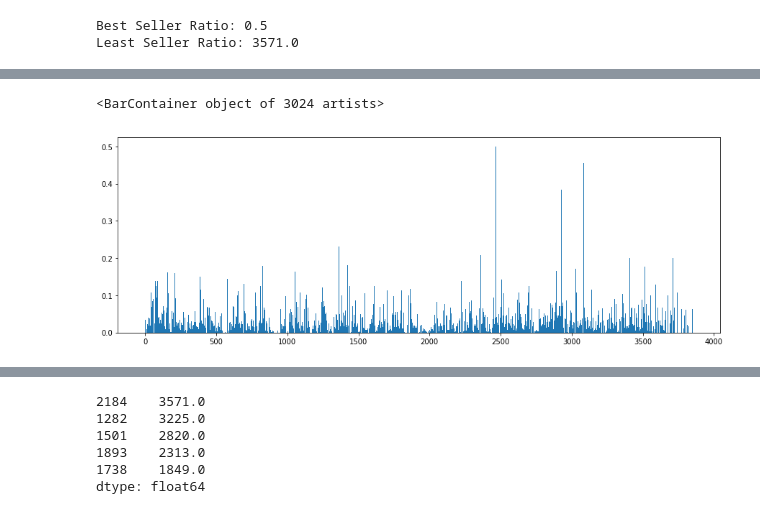
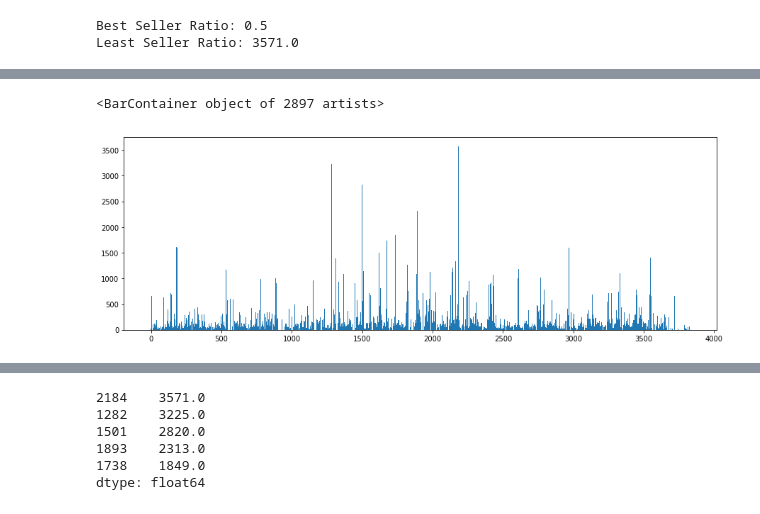
Before and after one commit to smortezahashemi/Ezako, a Jupyter notebook: temp.ipynb, the cells around one changed output, grey strips where cells are left out. Drawn from its saved outputs; the diff is of its cells as text; code cells hidden in the pictures.

```diff
--- a/temp.ipynb
+++ b/temp.ipynb
@@ -67,7 +69,3 @@ cart_flatten.head()
 | 2018-01-01 11:56:16.242 | 3e87edf753a9f1a1 | 2790 | 199.95 |
 | 2018-01-01 13:26:38.703 | bd750602eac31a94 | 157 | 11.20 |
 | 2018-01-01 13:40:24.978 | 3e083e3a130b21b2 | 647 | 17.85 |
-# %%
-#------Convert the product_ids to int
-cart_flatten['product_ids'] = cart_flatten['product_ids'].astype('int')
-cart_flatten.info()
@@ -132,7 +96,8 @@ groupedCart = cart_flatten.groupby('product_ids')
 # %%
 numOfViewsPerProd = groupedView.count()['customer_id']
 numOfPurchasesPerProd = groupedCart.count()['customer_id']
-numOfPurchasesPerProd.head()
-numOfViewsPerProd.head()
+numOfViewsPerProdSorted = numOfViewsPerProd.sort_values(ascending=False)
+numOfPurchasesPerProdSorted = numOfPurchasesPerProd.sort_values(ascending=False)
+numOfViewsPerProdSorted.head()
 # %% [output]
 product_id
@@ -196,8 +162,8 @@ numOfPurchasesPerProd[~numOfPurchasesPerProd.index.isin(indRemove)].count()
 # %% [output]
 1883
 # %%
-normalizedViews = numOfViewsPerProd[-(numOfViewsPerProd<10)]
-normalizedPurchases = numOfPurchasesPerProd[~numOfPurchasesPerProd.index.isin(indRemove)]
+normalizedViews = numOfViewsPerProdSorted[-(numOfViewsPerProdSorted<20)]
+normalizedPurchases = numOfPurchasesPerProdSorted[~numOfPurchasesPerProdSorted.index.isin(indRemove)]
 # %%
 df = pd.DataFrame({'view': normalizedViews, 'purchase': normalizedPurchases})
 # %%
@@ -212,5 +178,5 @@ df.head()
 # %%
-purchasePerView = df['purchase'] / df['view']
-viewPerPurchase = df['view'] / df['purchase']
+purchasePerView = (df['purchase'] / df['view']).sort_values(ascending=False)
+viewPerPurchase = (df['view'] / df['purchase']).sort_values(ascending=False)
 purchasePerView.head()
 # %% [output]
@@ -229,6 +207,5 @@ Least Seller Ratio: 3571.0
 # %%
-plt.figure(figsize=(15,5))
-plt.bar(purchasePerView.index, purchasePerView, width=5)
+plt.bar(viewPerPurchase.index, viewPerPurchase, width=5)
 # %% [output]
-<BarContainer object of 3024 artists>
+<BarContainer object of 2897 artists>
-[figure, old version]
+[figure, new version]
```
Also changed, not shown: parts of 61 cells of this notebook.
